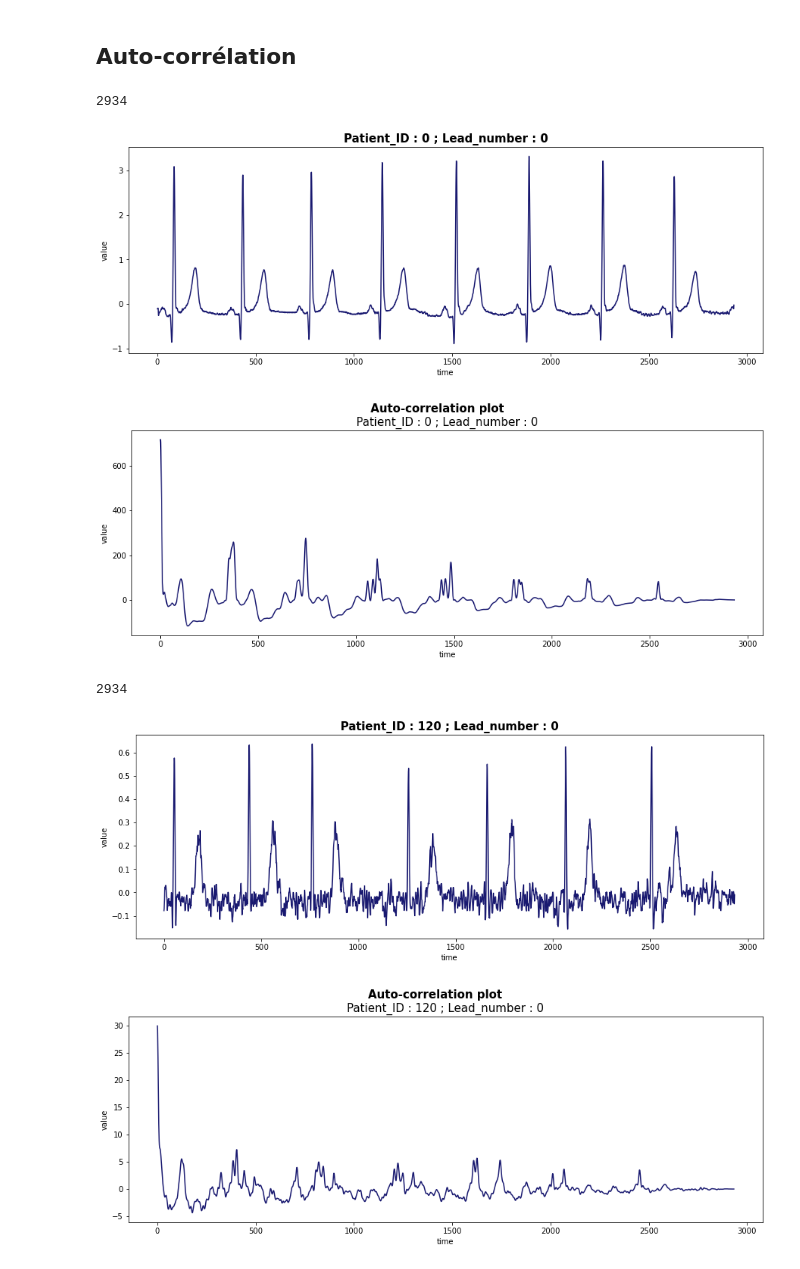
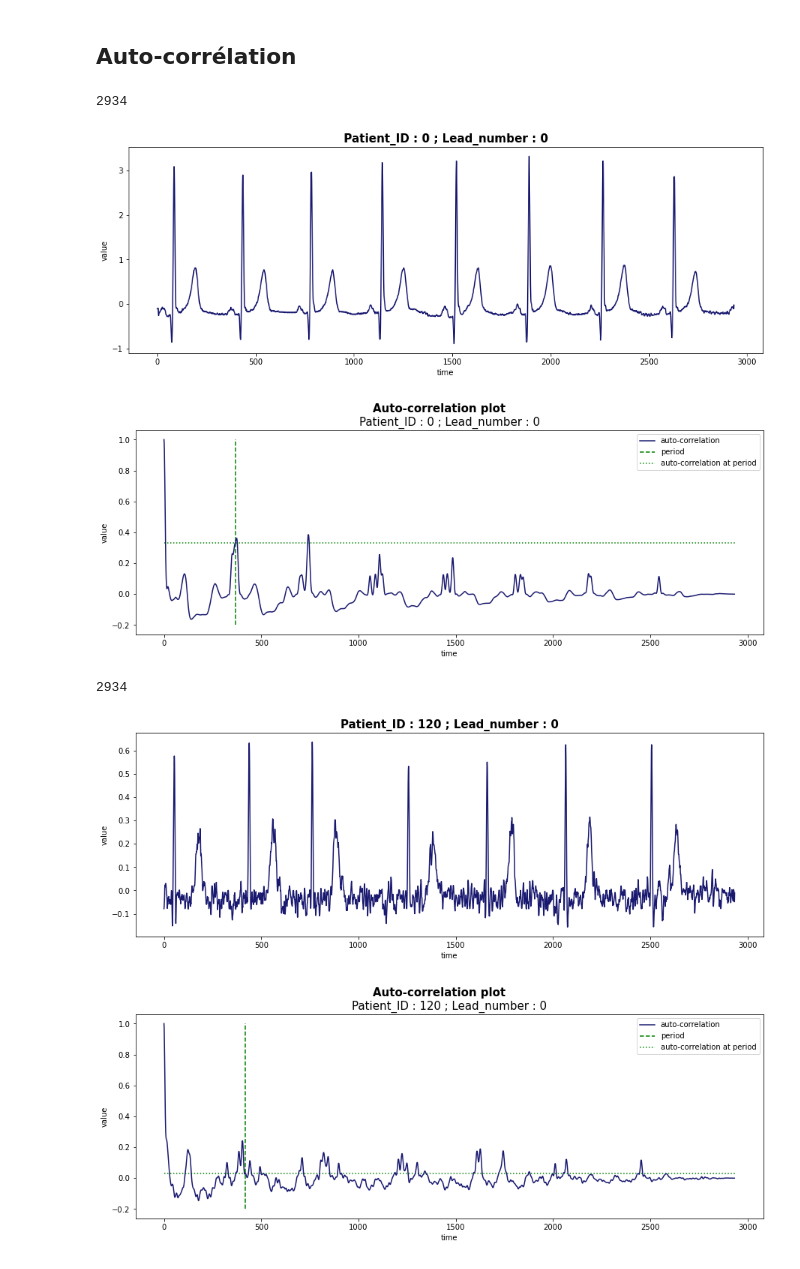
Before and after one commit to maxencenoble/dnn_diagnosis_explanation, a Jupyter notebook: exploration_periode.ipynb, the cells around one changed output. Saved outputs shown, nothing was run; the diff lists cells and outputs as text; code cells hidden in the pictures.

```diff
--- a/exploration_periode.ipynb
+++ b/exploration_periode.ipynb
@@ -211,6 +211,29 @@ print('ID of perfect patients : '+str(perfect_patients))
 0
 0
 "\nfor k in range(N_patients):\n    if frequencies[k]==median_frequency:\n        dnn_sick = 0\n        gs_sick = 0\n        for patho in ['1dAVb', 'RBBB', 'LBBB', 'SB', 'AF', 'ST']:\n            dnn_ ...
+# %%
+def periods_via_fft(ecg):
+    """Takes a single lead ecg and returns the most probable heartbeat period in number of steps (1 step = 1/400 s)"""
+    """Compute the Butterworth filter"""
+    butter_a, butter_b = scipy.signal.butter(N=2, Wn=[50 / 60, 120 / 60], btype='bandpass', analog=False, output='ba',
+                                             fs=400)
+    filtered_ecg = scipy.signal.lfilter(butter_a, butter_b, ecg)
+    signal_length = np.size(ecg)
+    fft = np.fft.fft(filtered_ecg)
+    freq = np.fft.fftfreq(signal_length, 1 / 400)
+    return int(400 / np.abs(freq[np.argmax(np.abs(fft))]))  # the number of steps
+
+
+def frequencies_via_fft(ecg):
+    """Takes a single lead ecg and returns the most probable heartbeat frequency in bpm (1 step = 1/400 s)"""
+    """Compute the Butterworth filter"""
+    butter_a, butter_b = scipy.signal.butter(N=2, Wn=[50 / 60, 120 / 60], btype='bandpass', analog=False, output='ba',
+                                             fs=400)
+    filtered_ecg = scipy.signal.lfilter(butter_a, butter_b, ecg)
+    signal_length = np.size(ecg)
+    fft = np.fft.fft(filtered_ecg)
+    freq = np.fft.fftfreq(signal_length, 1 / 400)
+    return int(60*np.abs(freq[np.argmax(np.abs(fft))]))  # the number of steps
 # %%
 patient_id=3
 for lead_number in range(12):
@@ -278,7 +301,7 @@ def correlation(x,y,tau):
 
 def auto_correlation(x):
     N = len(x)
-    return np.array([correlation(x,x,tau) for tau in range(N)])
+    return np.array([correlation(x,x,tau) for tau in range(N)])/np.sum(x*x)
 
 for lead_number in lead:
     signal = table_ecg[patient_id][lead_number]
@@ -292,51 +315,53 @@ for lead_number in lead:
 
     """plot the auto-correlation"""
     plt.figure(figsize=(15,5))
-    plt.plot(auto_correlation(signal),'midnightblue')
+    plt.plot(auto_correlation(signal),'midnightblue', label = 'auto-correlation')
     plt.xlabel('time')
     plt.ylabel('value')
-#    plt.xlim([len(signal)//2,len(signal)])
+    plt.vlines(periods_via_fft(signal),-0.2,1, colors='green',linestyles='dashed', label = 'period')
+    plt.hlines(auto_correlation(signal)[periods_via_fft(signal)],0,len(signal), colors='green', linestyles='dotted', label = 'auto-correlation at period')
     plt.suptitle('Auto-correlation plot',fontsize=15,weight='bold')
     plt.title('Patient_ID : '+str(patient_id)+' ; Lead_number : '+str(lead_number),fontsize=15)
-
+    plt.legend()
     print(len(auto_correlation(signal)))
 # %% [output]
 2934
 [figure]
-[figure, old version]
+[figure, new version]
 # %%
 patient_id=120
 lead = [0]
 
 def correlation(x,y,tau):
     xx = np.append(x[tau:],np.zeros(tau))
     return np.sum(xx*np.conjugate(y))
 
 def auto_correlation(x):
     N = len(x)
-    return np.array([correlation(x,x,tau) for tau in range(N)])
+    return np.array([correlation(x,x,tau) for tau in range(N)])/np.sum(x*x)
 
 for lead_number in lead:
     signal = table_ecg[patient_id][lead_number]
 
     """plot the signal"""
     plt.figure(figsize=(15,5))
     plt.plot(signal,'midnightblue')
     plt.xlabel('time')
     plt.ylabel('value')
     plt.title('Patient_ID : '+str(patient_id)+' ; Lead_number : '+str(lead_number),fontsize=15,weight='bold')
 
     """plot the auto-correlation"""
     plt.figure(figsize=(15,5))
-    plt.plot(auto_correlation(signal),'midnightblue')
+    plt.plot(auto_correlation(signal),'midnightblue', label = 'auto-correlation')
     plt.xlabel('time')
     plt.ylabel('value')
-#    plt.xlim([len(signal)//2,len(signal)])
+    plt.vlines(periods_via_fft(signal),-0.2,1, colors='green',linestyles='dashed', label = 'period')
+    plt.hlines(auto_correlation(signal)[periods_via_fft(signal)],0,len(signal), colors='green', linestyles='dotted', label = 'auto-correlation at period')
     plt.suptitle('Auto-correlation plot',fontsize=15,weight='bold')
     plt.title('Patient_ID : '+str(patient_id)+' ; Lead_number : '+str(lead_number),fontsize=15)
-
+    plt.legend()
     print(len(auto_correlation(signal)))
 # %% [output]
 2934
 [figure]
-[figure, old version]
+[figure, new version]
```
Also changed, not shown: 14 other files.
